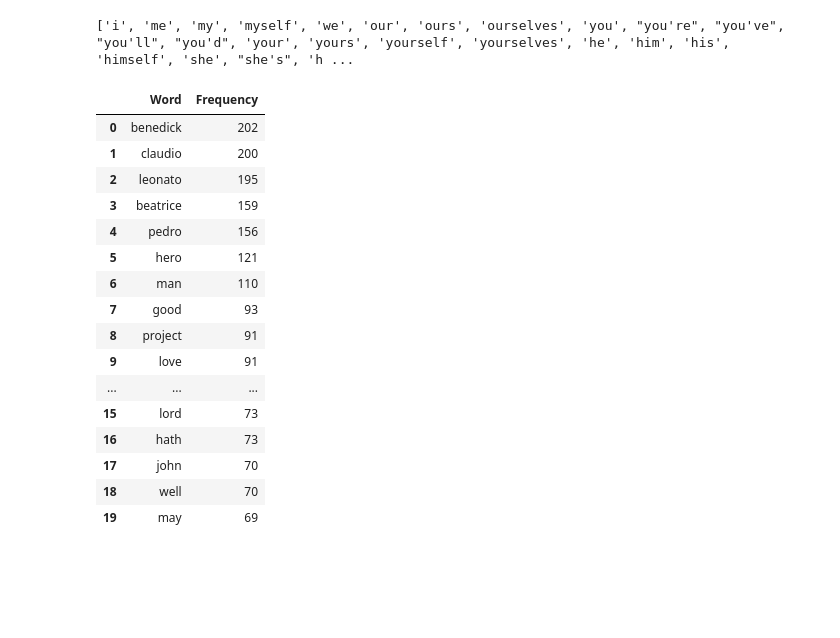
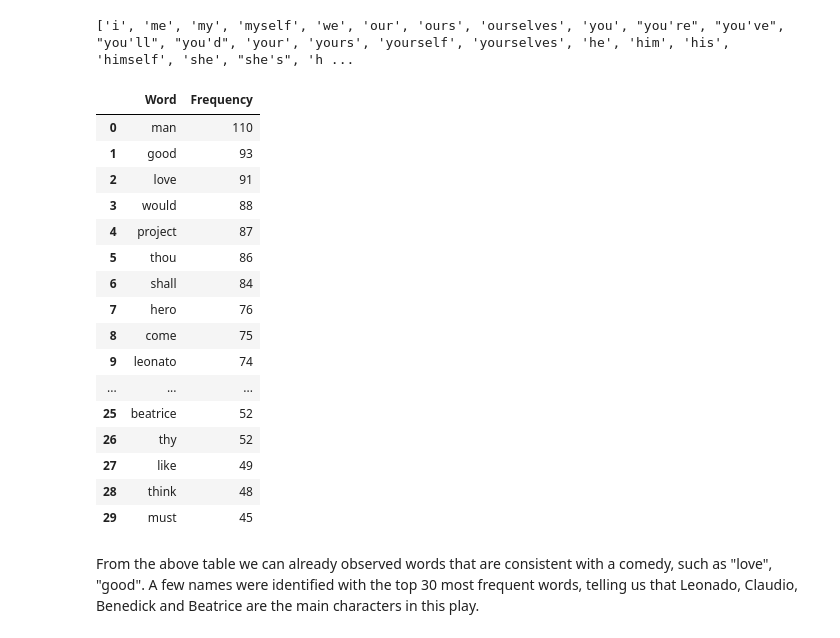
Before and after one commit to lincarrieli/DATA620-Web-Analytics, a Jupyter notebook: DATA620_HW9.ipynb, the cells around one changed output. Cells and saved outputs as stored; diff of their text form; code cells hidden in the pictures; blank space fills up the shorter version.

```diff
--- a/DATA620_HW9.ipynb
+++ b/DATA620_HW9.ipynb
@@ -41,0 +36,3 @@ all_caps = re.findall(r'\b[A-Z]+\b', text) # identifies all caps words
+# %%
+# remove words with all upper cases such as BENEDICK, ACT, etc.
+text = re.sub(r'\b[A-Z]+\b', '', text)
@@ -82,29 +85,31 @@ print(stopwords.words('english'))
 # %%
 # get most frequent words that are not stop words
 word_list = [w.lower() for w in word_list]  # handle the case sensitivity
 filtered_words = [word for word in word_list if word not in stopwords.words('english')]
-freq_list = (nltk.FreqDist(filtered_words).most_common(20))
+freq_list = (nltk.FreqDist(filtered_words).most_common(30))
 
 freq_df = pd.DataFrame(freq_list,columns=['Word','Frequency'])
 freq_df
 # %% [output]
 |  | Word | Frequency |
-| 0 | benedick | 202 |
-| 1 | claudio | 200 |
-| 2 | leonato | 195 |
-| 3 | beatrice | 159 |
-| 4 | pedro | 156 |
-| 5 | hero | 121 |
-| 6 | man | 110 |
-| 7 | good | 93 |
-| 8 | project | 91 |
-| 9 | love | 91 |
+| 0 | man | 110 |
+| 1 | good | 93 |
+| 2 | love | 91 |
+| 3 | would | 88 |
+| 4 | project | 87 |
+| 5 | thou | 86 |
+| 6 | shall | 84 |
+| 7 | hero | 76 |
+| 8 | come | 75 |
+| 9 | leonato | 74 |
 | ... | ... | ... |
-| 15 | lord | 73 |
-| 16 | hath | 73 |
-| 17 | john | 70 |
-| 18 | well | 70 |
-| 19 | may | 69 |
+| 25 | beatrice | 52 |
+| 26 | thy | 52 |
+| 27 | like | 49 |
+| 28 | think | 48 |
+| 29 | must | 45 |
+# %% [markdown]
+From the above table we can already observed words that are consistent with a comedy, such as "love", "good". A few names were identified with the top 30 most frequent words, telling us that Leonado, Claudio, Benedick and Beatrice are the main characters in this play.
 # %%
 # calculate relative frequency
 def rel_freq(x):
```
Also changed, not shown: parts of 13 cells of this notebook.
